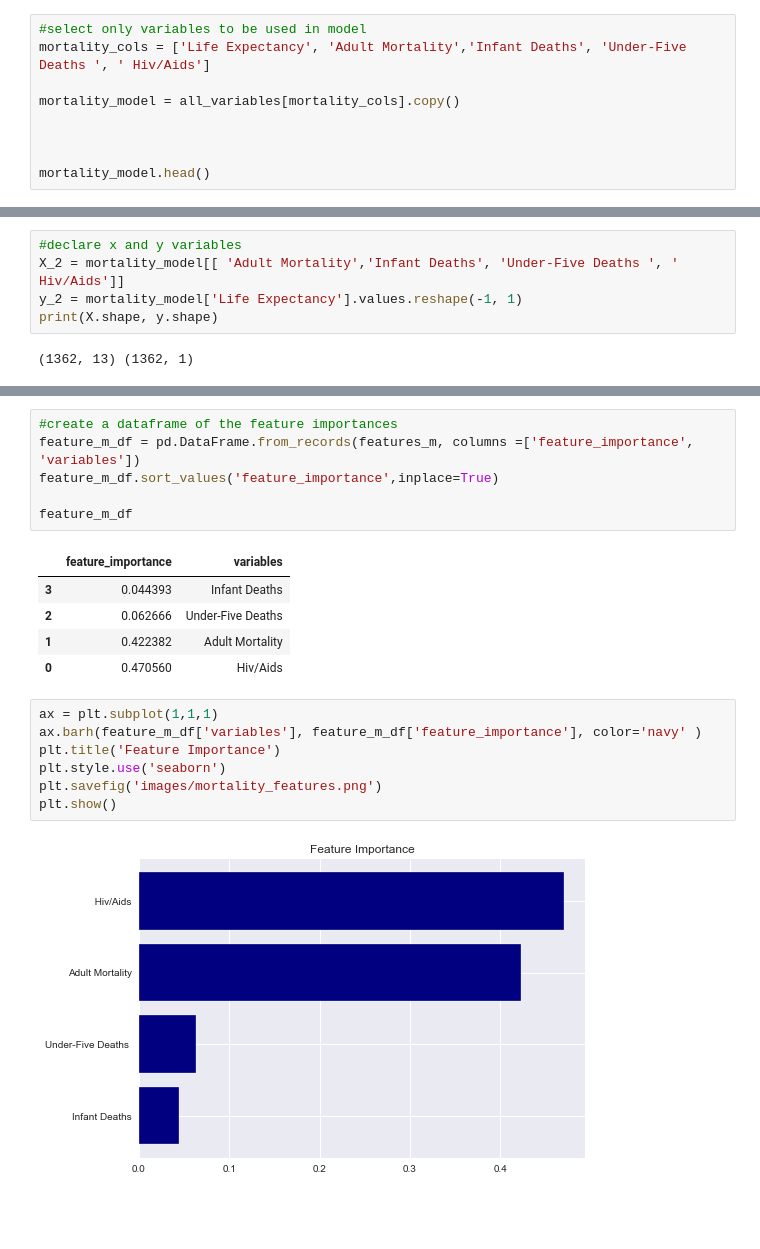
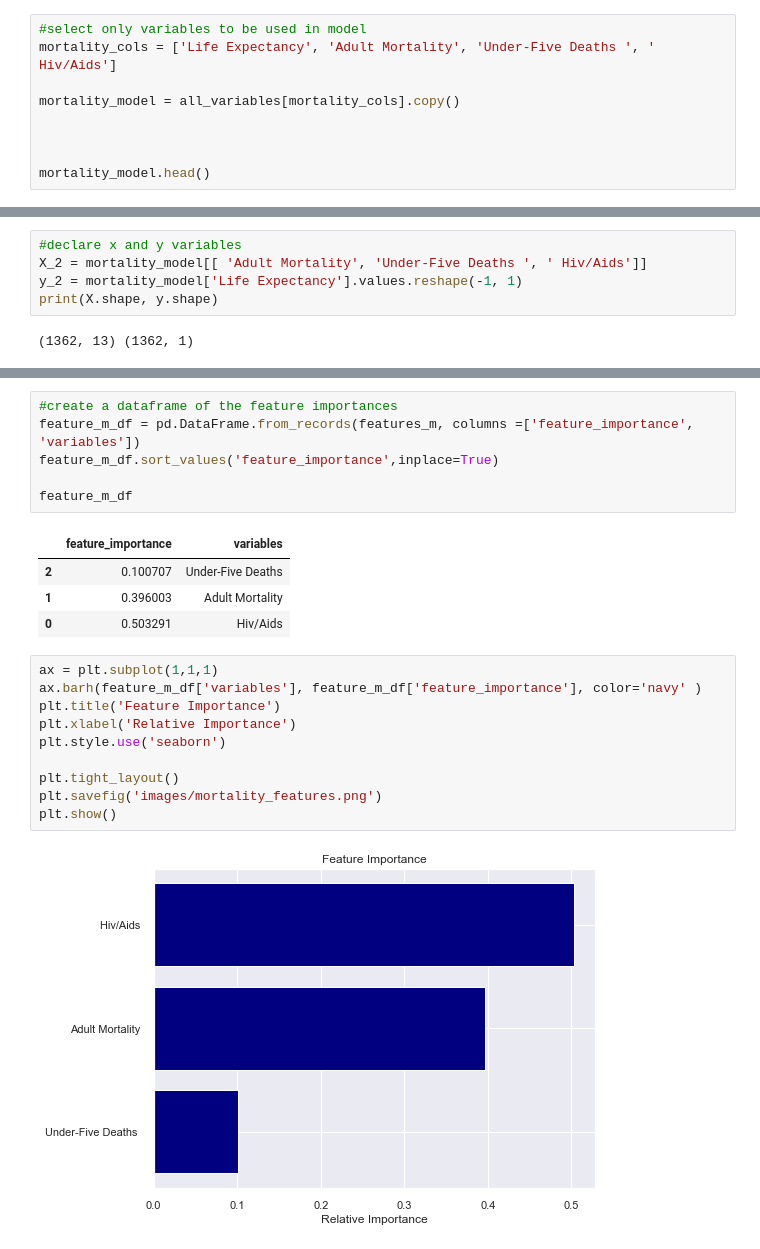
Before and after one commit to alyssamoyer/final_project, a Jupyter notebook: data_analysis.ipynb, the cells around one changed output, grey strips where cells are left out. Saved outputs shown, nothing was run; the diff lists cells and outputs as text; blank space fills up the shorter version.

```diff
--- a/data_analysis.ipynb
+++ b/data_analysis.ipynb
@@ -185,7 +166,7 @@ plt.show()
 # Random Forest Mortality Rate Variable Model
 # %%
 #select only variables to be used in model
-mortality_cols = ['Life Expectancy', 'Adult Mortality','Infant Deaths', 'Under-Five Deaths ', ' Hiv/Aids']
+mortality_cols = ['Life Expectancy', 'Adult Mortality', 'Under-Five Deaths ', ' Hiv/Aids']
 
 mortality_model = all_variables[mortality_cols].copy()
 
@@ -202,6 +183,6 @@ mortality_model.head()
 # %%
 #declare x and y variables
-X_2 = mortality_model[[ 'Adult Mortality','Infant Deaths', 'Under-Five Deaths ', ' Hiv/Aids']]
+X_2 = mortality_model[[ 'Adult Mortality', 'Under-Five Deaths ', ' Hiv/Aids']]
 y_2 = mortality_model['Life Expectancy'].values.reshape(-1, 1)
 print(X.shape, y.shape)
 # %% [output]
@@ -246,19 +226,21 @@ feature_m_df.sort_values('feature_importance',inplace=True)
 feature_m_df
 # %% [output]
 |  | feature_importance | variables |
-| 3 | 0.044393 | Infant Deaths |
-| 2 | 0.062666 | Under-Five Deaths |
-| 1 | 0.422382 | Adult Mortality |
-| 0 | 0.470560 | Hiv/Aids |
+| 2 | 0.100707 | Under-Five Deaths |
+| 1 | 0.396003 | Adult Mortality |
+| 0 | 0.503291 | Hiv/Aids |
 # %%
 ax = plt.subplot(1,1,1)
 ax.barh(feature_m_df['variables'], feature_m_df['feature_importance'], color='navy' )
 plt.title('Feature Importance')
+plt.xlabel('Relative Importance')
 plt.style.use('seaborn')
+
+plt.tight_layout()
 plt.savefig('images/mortality_features.png')
 plt.show()
 # %% [output]
-[figure, old version]
+[figure, new version]
 # %%
 m_corr = mortality_model.corr()
 m_corr
```
Also changed, not shown: parts of 11 cells of this notebook, 3 other files.
